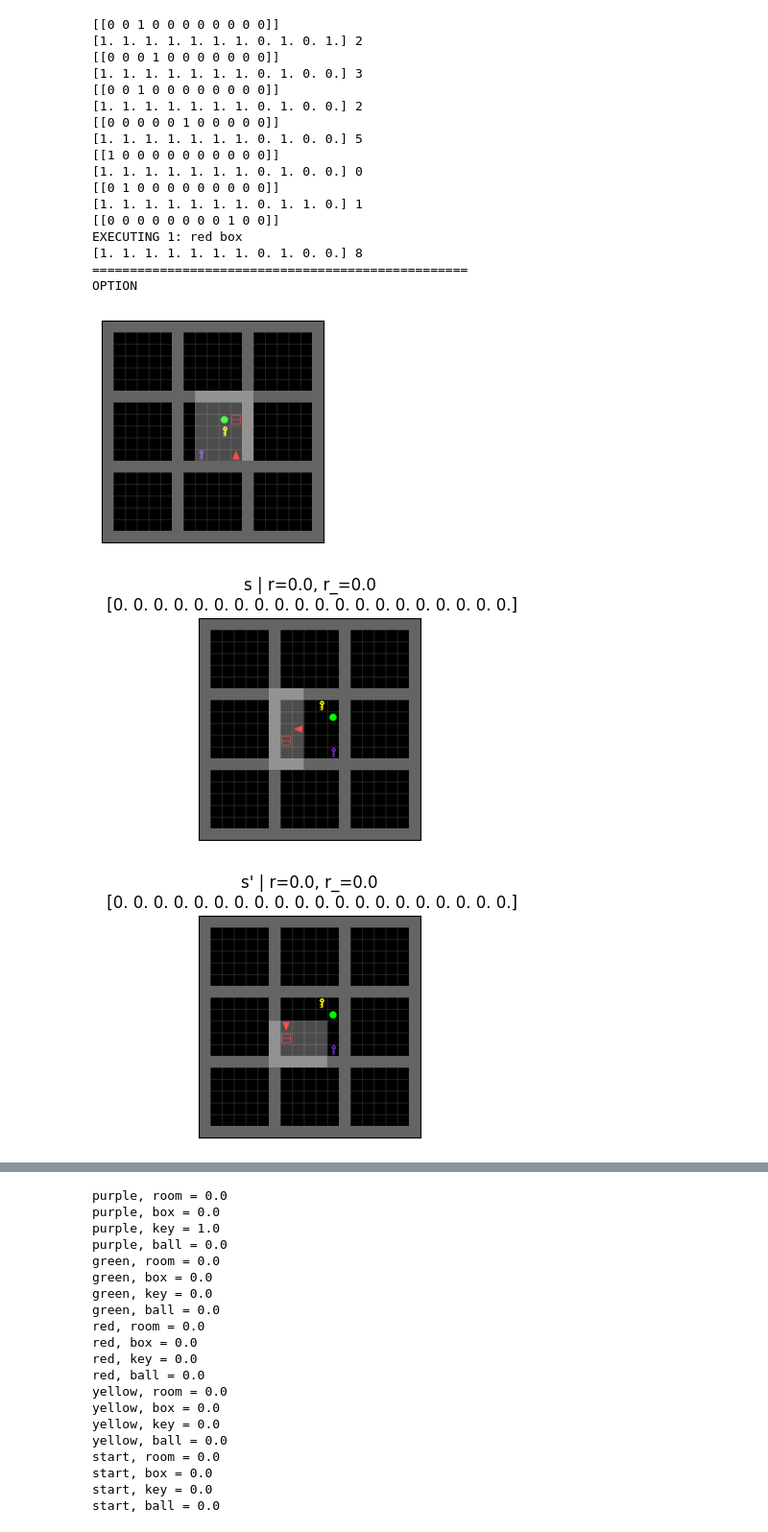
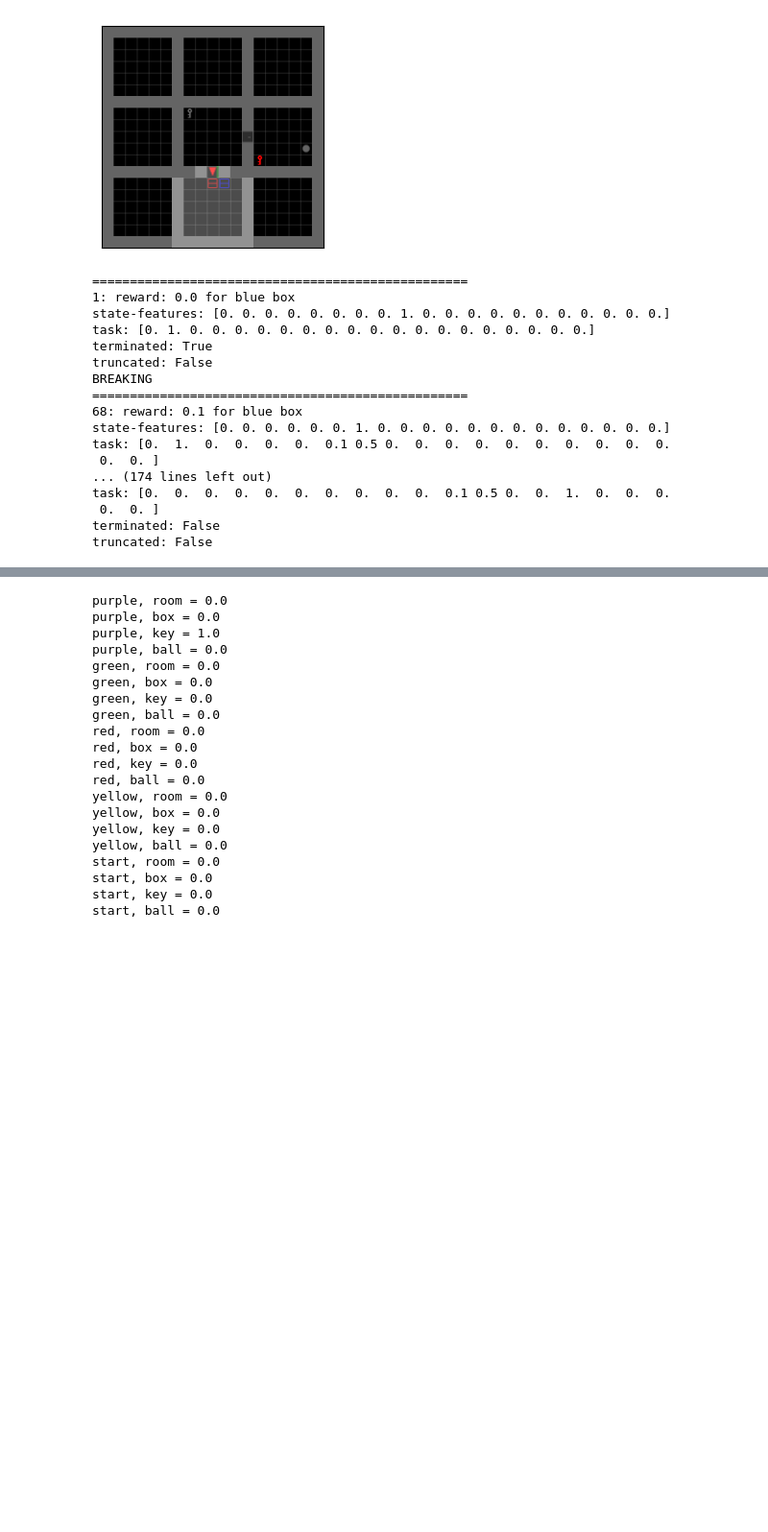
Before and after one commit to susannahsu/neurorl, a Jupyter notebook: projects/human_sf/create_mazes.ipynb, the cells around one changed output, grey strips where cells are left out. Shown at 96% size. Saved outputs shown, nothing was run; the diff lists cells and outputs as text; code cells hidden in the pictures; blank space fills up the shorter version.

```diff
--- a/projects/human_sf/create_mazes.ipynb
+++ b/projects/human_sf/create_mazes.ipynb
@@ -248,6 +260,6 @@ for _ in range(1):
 # %%
-# env.get_objects()
-print(env.object2idx)
-env.post_env_iter_update(obs, info)
-for o in obs['objects']:
-    print(o, o.sum() > 0)
+# # env.get_objects()
+# print(env.object2idx)
+# env.post_env_iter_update(obs, info)
+# for o in obs['objects']:
+#     print(o, o.sum() > 0)
@@ -334,7 +320,7 @@ env = key_room.KeyRoom(
     num_dists=0,
     max_steps_per_room=1_000_000,
     num_task_rooms=2,
-    basic_only=1,
+    basic_only=0,
     color_rooms=False,
     flat_task=True)
 
@@ -361,6 +347,8 @@ def prep_ax(ax):
 fig, ax = plt.subplots(1,1, figsize=(3,3))
 prep_ax(ax)
 ax.imshow(obs['image'])  # Assuming image has shape (C, H, W)
+plt.show()
+plt.pause(0.1)  # Pause for a moment to display the image
 
 def display(obs, reward, prime=False):
     computed_r = (obs['state_features']*obs['task']).sum(-1)
@@ -376,12 +364,11 @@ def display(obs, reward, prime=False):
     plt.show()
     plt.pause(0.1)  # Pause for a moment to display the image
 
-for _ in range(1):
+for _ in range(10000):
     obs, info = env.reset()
-    for t in range(100):
+    for t in range(1000):
         if use_options:
-            action_mask = np.ones(env.action_space.n)
-            mask = np.concatenate((action_mask, obs['objects_mask']), axis=-1)
+            mask = obs['action_mask']
             action = np.random.multinomial(1, pvals=mask/mask.sum(), size=1)
             action = action[0].argmax(-1)
         else:
@@ -391,63 +378,61 @@ for _ in range(1):
         obs, reward, done, truncated, info = env.step(action)
 
         # display(obs, reward, prime=False)
-        if action >= env.action_space.n:
-            print("="*50)
-            print("OPTION")
-            display(prior_obs, prior_reward, prime=False)
-            display(obs, reward, prime=True)
+        # if action >= env.action_space.n:
+        #     print("="*50)
+        #     print("OPTION")
+        #     display(prior_obs, prior_reward, prime=False)
+        #     display(obs, reward, prime=True)
 
         # if t % 500 == 0:
         #     print("PERIODIC DISPLAY", t)
         # display(obs, reward, prime=False)
         if reward > 0.0 or done:
             # Extract the image from the observation
             print("="*50)
-            display(prior_obs, prior_reward, prime=False)
-            display(obs, reward, prime=True)
+            # display(prior_obs, prior_reward, prime=False)
+            # display(obs, reward, prime=True)
             # fig, ax = plt.subplots(1,1, figsize=(3,3))
             # prep_ax(ax)
             # ax.imshow(prior_obs['image'])  # Assuming image has shape (C, H, W)
             # ax.set_title(f"s")
 
             # Display the image with the action as the title
 
 
             # display(obs, reward, prime=False)
 
             print(f"{t}: reward: {reward} for {env.task.task_name}")
             print(f"state-features: {obs['state_features']}")
             print(f"task: {obs['task']}")
             print(f"terminated: {done}")
             print(f"truncated: {truncated}")
             # break
             if done:
                 print("BREAKING")
                 break
 
         prior_obs = obs
         prior_reward = reward
 
     # Close the plot window at the end
     plt.close()
 # %% [output]
+[figure, new version]
-[[0 0 1 0 0 0 0 0 0 0 0]]
-[1. 1. 1. 1. 1. 1. 1. 0. 1. 0. 1.] 2
-[[0 0 0 1 0 0 0 0 0 0 0]]
-[1. 1. 1. 1. 1. 1. 1. 0. 1. 0. 0.] 3
-[[0 0 1 0 0 0 0 0 0 0 0]]
-[1. 1. 1. 1. 1. 1. 1. 0. 1. 0. 0.] 2
-[[0 0 0 0 0 1 0 0 0 0 0]]
-[1. 1. 1. 1. 1. 1. 1. 0. 1. 0. 0.] 5
-[[1 0 0 0 0 0 0 0 0 0 0]]
-[1. 1. 1. 1. 1. 1. 1. 0. 1. 0. 0.] 0
-[[0 1 0 0 0 0 0 0 0 0 0]]
-[1. 1. 1. 1. 1. 1. 1. 0. 1. 1. 0.] 1
-[[0 0 0 0 0 0 0 0 1 0 0]]
-EXECUTING 1: red box
-[1. 1. 1. 1. 1. 1. 1. 0. 1. 0. 0.] 8
 ==================================================
-OPTION
+1: reward: 0.0 for blue box
+state-features: [0. 0. 0. 0. 0. 0. 0. 0. 1. 0. 0. 0. 0. 0. 0. 0. 0. 0. 0. 0.]
+task: [0. 1. 0. 0. 0. 0. 0. 0. 0. 0. 0. 0. 0. 0. 0. 0. 0. 0. 0. 0.]
+terminated: True
+truncated: False
+BREAKING
+==================================================
+68: reward: 0.1 for blue box
+state-features: [0. 0. 0. 0. 0. 0. 1. 0. 0. 0. 0. 0. 0. 0. 0. 0. 0. 0. 0. 0.]
+task: [0.  1.  0.  0.  0.  0.  0.1 0.5 0.  0.  0.  0.  0.  0.  0.  0.  0.  0.
+ 0.  0. ]
+... (174 lines left out)
+task: [0.  0.  0.  0.  0.  0.  0.  0.  0.  0.  0.1 0.5 0.  0.  1.  0.  0.  0.
+ 0.  0. ]
+terminated: False
+truncated: False
-[figure, old version]
-[figure, removed]
-[figure, removed]
```
Also changed, not shown: parts of 11 cells of this notebook, 1 other file.
